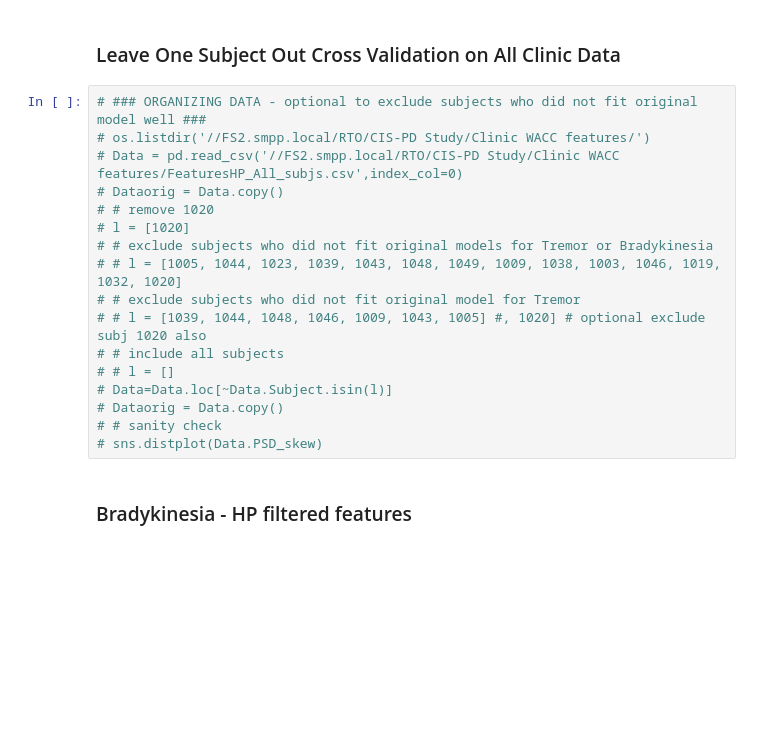
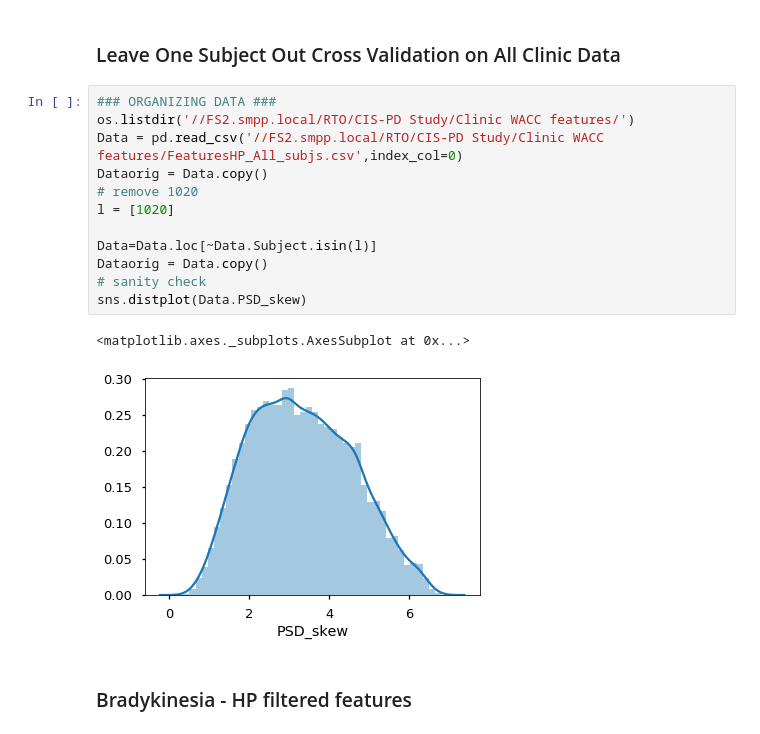
Before and after one commit to nshawen/CIS-PD_Curation, a Jupyter notebook: RandomForestNotebook (1).ipynb, the cells around one changed output. Drawn from its saved outputs; the diff is of its cells as text; blank space fills up the shorter version.

Commit message:
updates, comments, and plots

```diff
--- a/RandomForestNotebook (1).ipynb
+++ b/RandomForestNotebook (1).ipynb
@@ -422,22 +424,20 @@ def LOSOCV(Data,X,y,groups,models,LOin=0):
 # %% [markdown]
 ### Leave One Subject Out Cross Validation on All Clinic Data
 # %%
-# ### ORGANIZING DATA - optional to exclude subjects who did not fit original model well ###
-# os.listdir('//FS2.smpp.local/RTO/CIS-PD Study/Clinic WACC features/')
-# Data = pd.read_csv('//FS2.smpp.local/RTO/CIS-PD Study/Clinic WACC features/FeaturesHP_All_subjs.csv',index_col=0)
-# Dataorig = Data.copy()
-# # remove 1020
-# l = [1020]
-# # exclude subjects who did not fit original models for Tremor or Bradykinesia
-# # l = [1005, 1044, 1023, 1039, 1043, 1048, 1049, 1009, 1038, 1003, 1046, 1019, 1032, 1020]
-# # exclude subjects who did not fit original model for Tremor
-# # l = [1039, 1044, 1048, 1046, 1009, 1043, 1005] #, 1020] # optional exclude subj 1020 also
-# # include all subjects
-# # l = []
-# Data=Data.loc[~Data.Subject.isin(l)]
-# Dataorig = Data.copy()
-# # sanity check
-# sns.distplot(Data.PSD_skew)
+### ORGANIZING DATA ###
+os.listdir('//FS2.smpp.local/RTO/CIS-PD Study/Clinic WACC features/')
+Data = pd.read_csv('//FS2.smpp.local/RTO/CIS-PD Study/Clinic WACC features/FeaturesHP_All_subjs.csv',index_col=0)
+Dataorig = Data.copy()
+# remove 1020
+l = [1020]
+
+Data=Data.loc[~Data.Subject.isin(l)]
+Dataorig = Data.copy()
+# sanity check
+sns.distplot(Data.PSD_skew)
+# %% [output]
+<matplotlib.axes._subplots.AxesSubplot at 0x...>
+[figure, added]
 # %% [markdown]
 ### Bradykinesia - HP filtered features
 # %%
```
Also changed, not shown: parts of 65 cells of this notebook.
